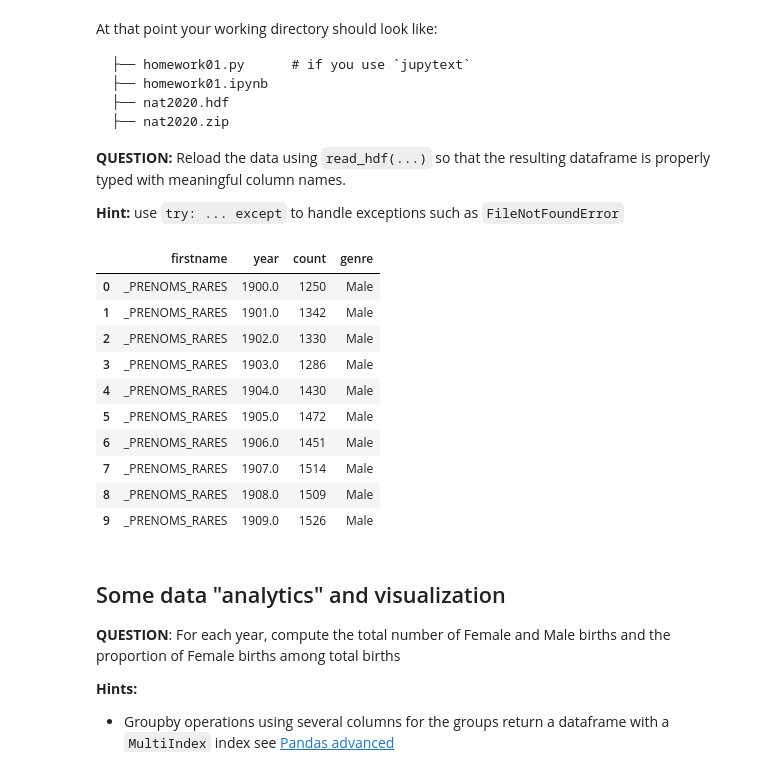
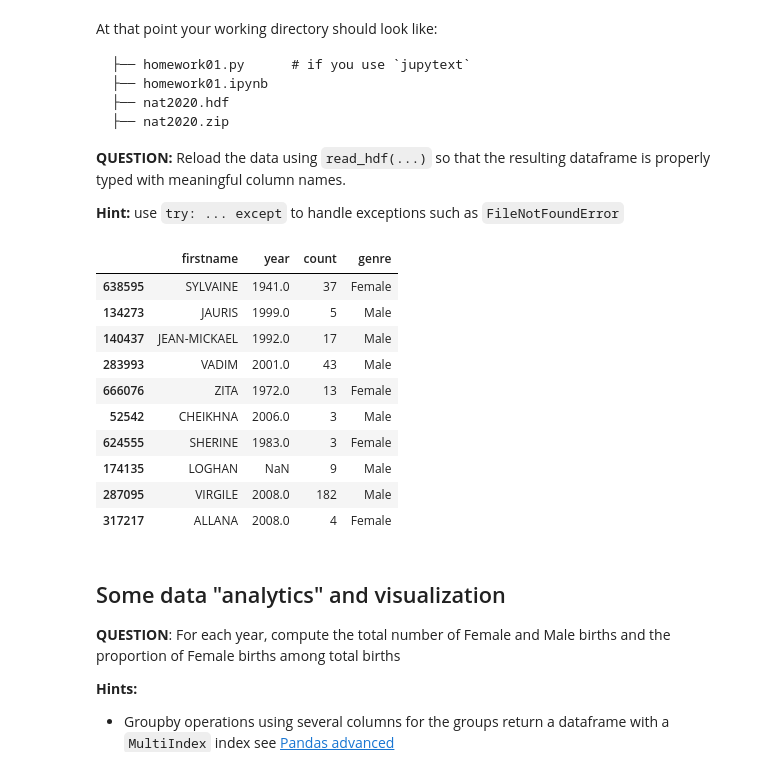
Before and after one commit to Shaina1310/big_data_course_2022, a Jupyter notebook: homework01.ipynb, the cells around one changed output. Cells and saved outputs as stored; diff of their text form; code cells hidden in the pictures.

```diff
--- a/homework01.ipynb
+++ b/homework01.ipynb
@@ -448,20 +448,20 @@ __Hint:__ use `try: ... except` to handle exceptions such as `FileNotFoundError`
 # %%
 # your code here
 
 data = pd.read_hdf("nat2020.hdf")
-data.head(10)#petit bémol, les modifications à data n'ont pas été pris en compte
+data.sample(10)
 # %% [output]
 |  | firstname | year | count | genre |
-| 0 | _PRENOMS_RARES | 1900.0 | 1250 | Male |
-| 1 | _PRENOMS_RARES | 1901.0 | 1342 | Male |
-| 2 | _PRENOMS_RARES | 1902.0 | 1330 | Male |
-| 3 | _PRENOMS_RARES | 1903.0 | 1286 | Male |
-| 4 | _PRENOMS_RARES | 1904.0 | 1430 | Male |
-| 5 | _PRENOMS_RARES | 1905.0 | 1472 | Male |
-| 6 | _PRENOMS_RARES | 1906.0 | 1451 | Male |
-| 7 | _PRENOMS_RARES | 1907.0 | 1514 | Male |
-| 8 | _PRENOMS_RARES | 1908.0 | 1509 | Male |
-| 9 | _PRENOMS_RARES | 1909.0 | 1526 | Male |
+| 638595 | SYLVAINE | 1941.0 | 37 | Female |
+| 134273 | JAURIS | 1999.0 | 5 | Male |
+| 140437 | JEAN-MICKAEL | 1992.0 | 17 | Male |
+| 283993 | VADIM | 2001.0 | 43 | Male |
+| 666076 | ZITA | 1972.0 | 13 | Female |
+| 52542 | CHEIKHNA | 2006.0 | 3 | Male |
+| 624555 | SHERINE | 1983.0 | 3 | Female |
+| 174135 | LOGHAN | NaN | 9 | Male |
+| 287095 | VIRGILE | 2008.0 | 182 | Male |
+| 317217 | ALLANA | 2008.0 | 4 | Female |
 # %% [markdown]
 ## Some data "analytics" and visualization
 
```
